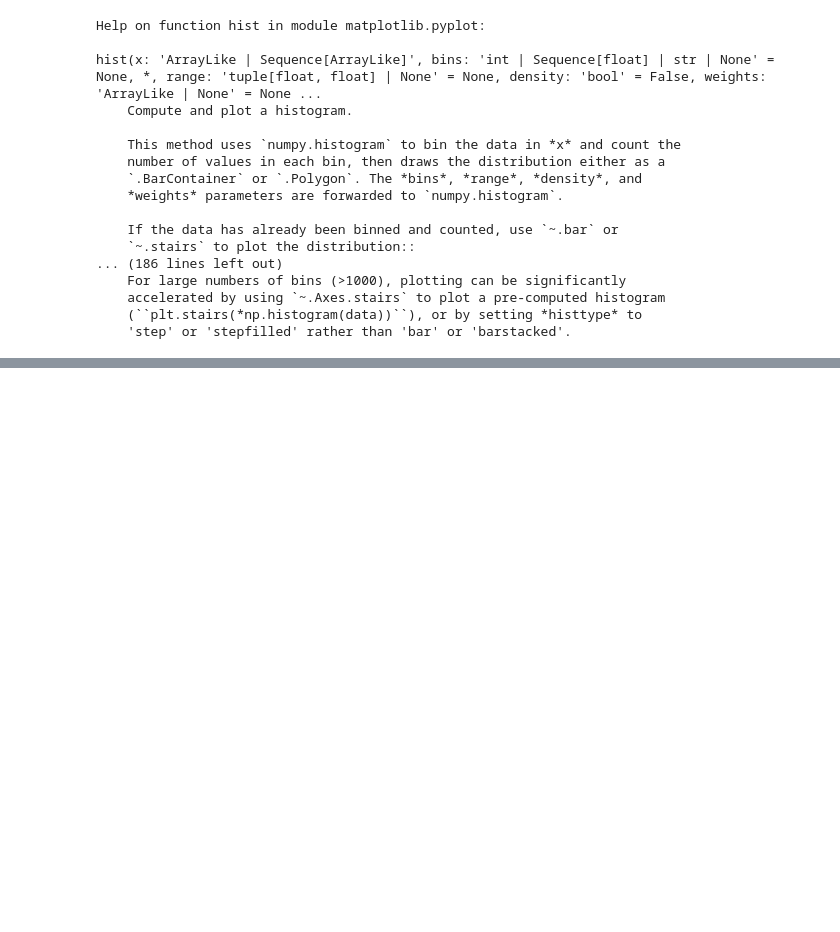
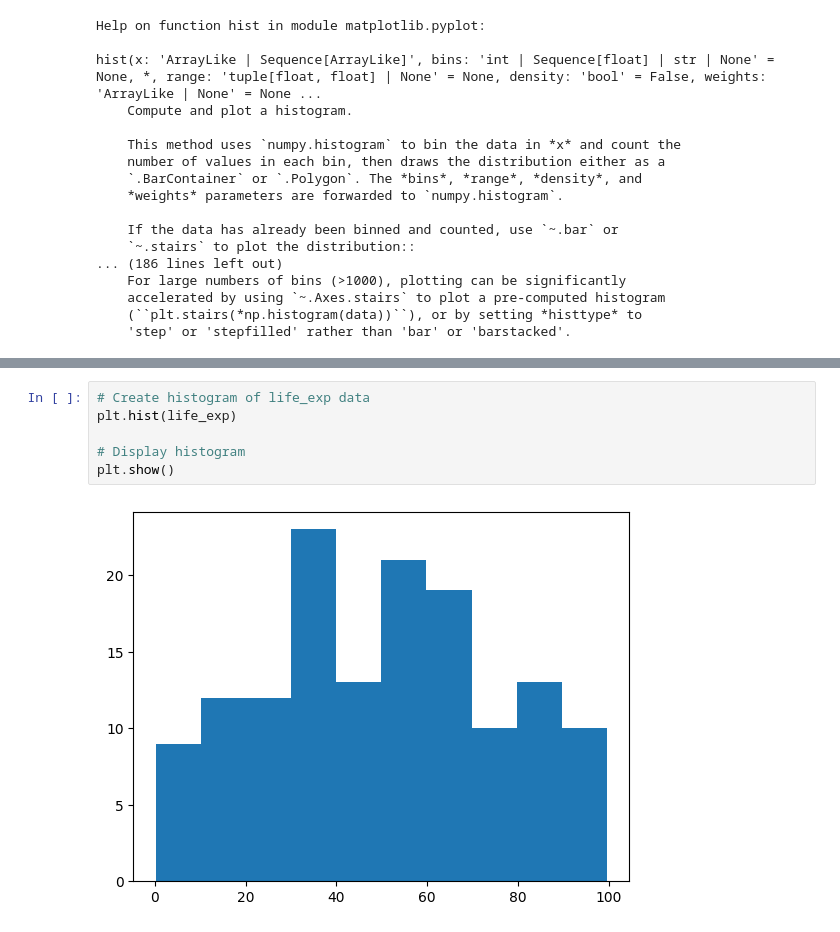
Before and after one commit to hasanshahriar32/ads, a Jupyter notebook: 2.intermediate-python/notes/matploitlib.ipynb, the cells around one changed output, grey strips where cells are left out. Drawn from its saved outputs; the diff is of its cells as text; blank space fills up the shorter version.

```diff
--- a/2.intermediate-python/notes/matploitlib.ipynb
+++ b/2.intermediate-python/notes/matploitlib.ipynb
@@ -149,0 +156,8 @@ hist(x: 'ArrayLike | Sequence[ArrayLike]', bins: 'int | Sequence[float] | str |
+# %%
+# Create histogram of life_exp data
+plt.hist(life_exp)
+
+# Display histogram
+plt.show()
+# %% [output]
+[figure, added]
```
Also changed, not shown: parts of 6 cells of this notebook.
